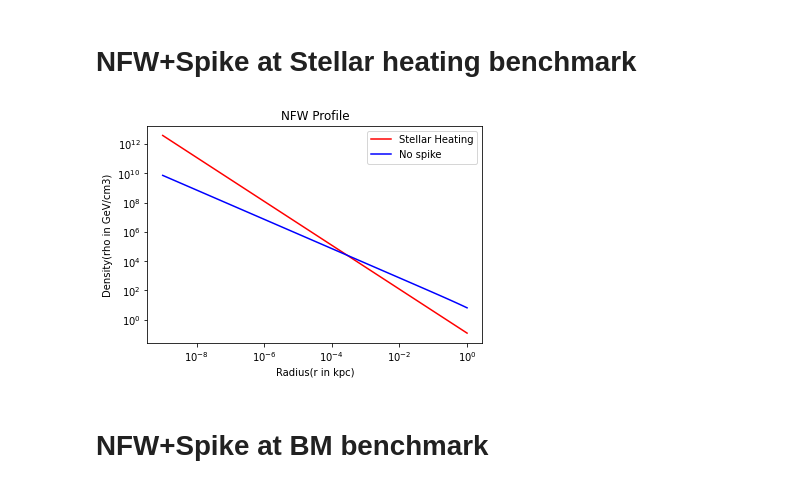
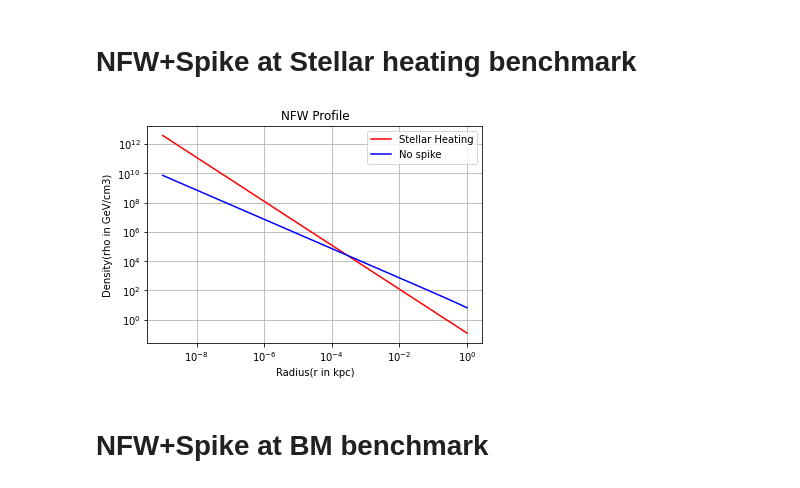
Before and after one commit to Ritabik/Darkmatter_annihilation, a Jupyter notebook: NFW_Reconstructions.ipynb, the cells around one changed output. Saved outputs shown, nothing was run; the diff lists cells and outputs as text; code cells hidden in the pictures.

```diff
--- a/NFW_Reconstructions.ipynb
+++ b/NFW_Reconstructions.ipynb
@@ -86,34 +88,35 @@ import matplotlib.pyplot as plt
 
 def nfw_Stellar(r, Rsp,gamma_sp):
     x = r / Rsp
     return  nfw_profile(Rsp, rs, rhos)*x**(-gamma_sp)
 
 # Set the parameters for the NFW profile
 r0 = 8.2
 rs = 18.6 # Scale radius
 rho0 =  0.383
 Rsp = 0.34*10**(-3)
 gamma_sp = 1.5
 rhos =  rho0*(r0/rs)*((1+(r0/rs))**2) # Characteristic density
 
 # Generate radii from 0.01 to 10 times the scale radius
 r = np.linspace(10**(-9), 1, 100)
 
 # Calculate the NFW density profile at each radius
 density_stellar = nfw_Stellar(r, Rsp,gamma_sp)
 
 # Plot the NFW profile
 plt.plot(r, density_stellar, label='Stellar Heating',color='r')
 plt.plot(r, density_NFW, label='No spike',color='b')
 plt.xscale('log')
 plt.yscale('log')
 plt.xlabel('Radius(r in kpc)')
 plt.ylabel('Density(rho in GeV/cm3)')
 plt.title('NFW Profile')
+plt.grid(True)
 plt.legend()
 plt.show()
 # %% [output]
-[figure, old version]
+[figure, new version]
 # %% [markdown]
 # NFW+Spike at BM benchmark
 # %%
```
Also changed, not shown: parts of 5 cells of this notebook.
